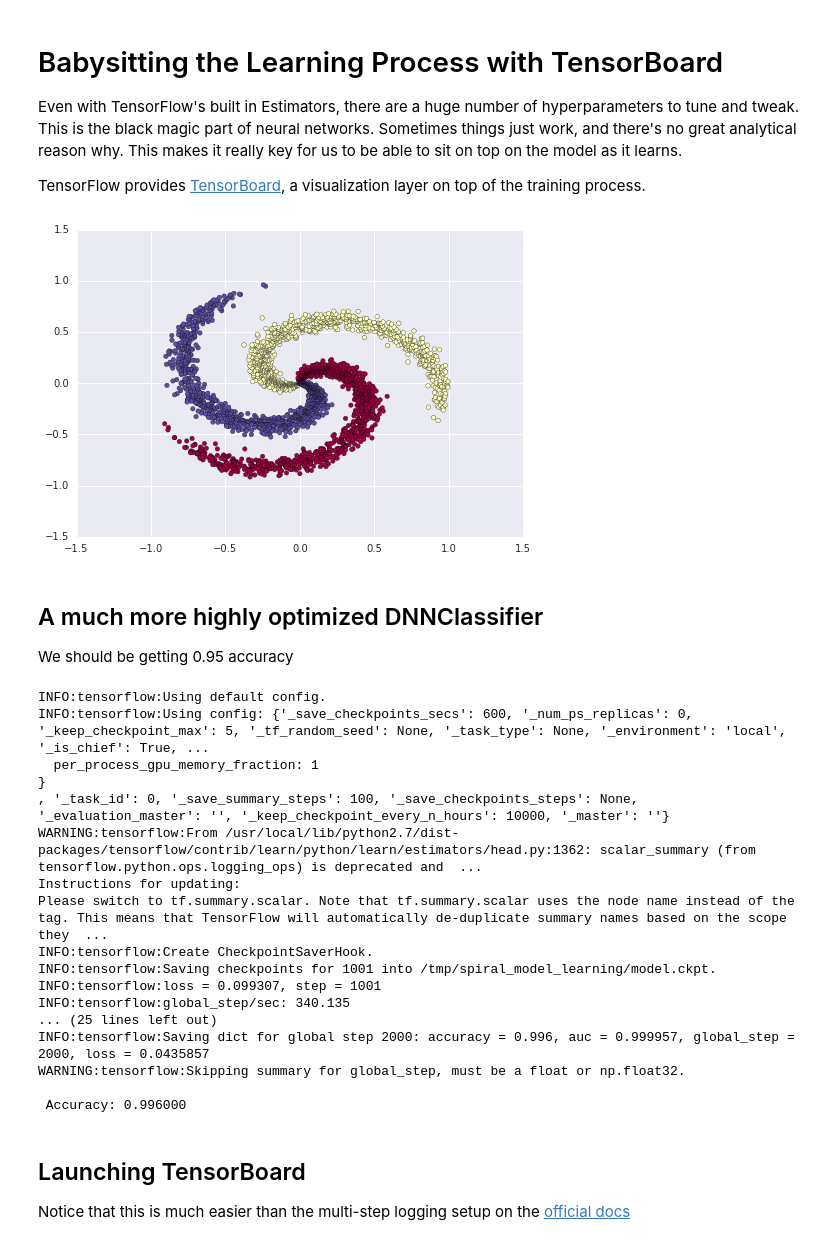
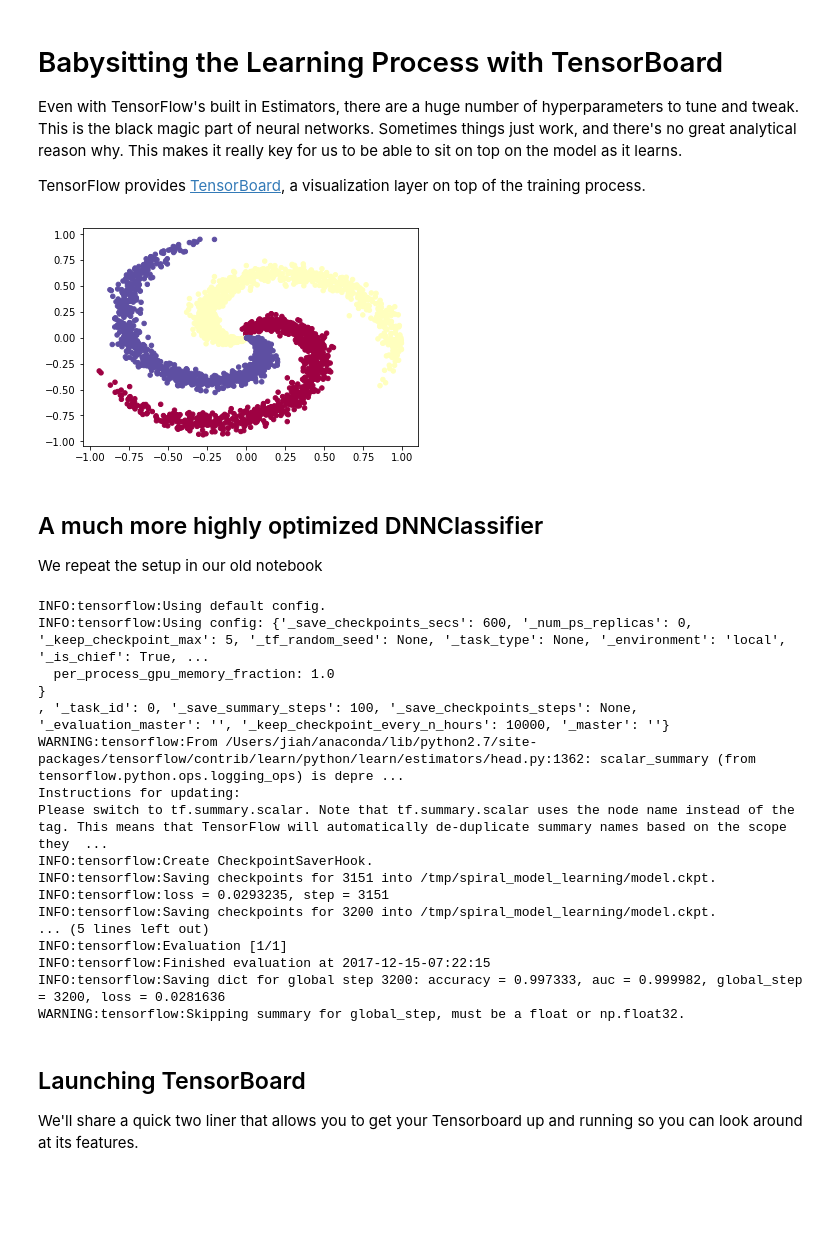
Before and after one commit to thinkingmachines/deeplearningworkshop, a Jupyter notebook: codelab_4_tensorboard.ipynb, the cells around one changed output. Cells and saved outputs as stored; diff of their text form; code cells hidden in the pictures; blank space fills up the shorter version.

```diff
--- a/codelab_4_tensorboard.ipynb
+++ b/codelab_4_tensorboard.ipynb
@@ -7,32 +7,32 @@ TensorFlow provides [TensorBoard](https://www.tensorflow.org/get_started/summari
 # %%
 # We really like this spiral dataset
 
 import numpy as np
 import matplotlib.pyplot as plt
 
 N = 1000 # points per class
 D = 2 # dimensionality at 2 so we can eyeball it
 K = 3 # number of classes
 
 X = np.zeros((N*K, D)) # generate an empty matrix to hold X features
 y = np.zeros(N*K, dtype='int32') # switching this to int32
 
 # for 3 classes, evenly generates spiral arms
-for j in xrange(K):
+for j in range(K):
     ix = range(N*j, N*(j+1))
     r = np.linspace(0.0,1,N) #radius
     t = np.linspace(j*4, (j+1)*4, N) + np.random.randn(N)*0.2 # theta
     X[ix] = np.c_[r*np.sin(t), r*np.cos(t)]
     y[ix] = j
 
 plt.scatter(X[:,0], X[:,1], c=y, s=20, cmap=plt.cm.Spectral)
 plt.show()
 # %% [output]
-[figure, old version]
+[figure, new version]
 # %% [markdown]
 ## A much more highly optimized DNNClassifier
 
-We should be getting 0.95 accuracy
+We repeat the setup in our old notebook
 # %%
 import tensorflow as tf
 
@@ -53,36 +53,35 @@ def get_inputs():
   y_tensor = tf.constant(y)
   return X_tensor, y_tensor
 
+
 # fit the model
-dnn_spiral_classifier.fit(input_fn=get_inputs, steps=1000)
+dnn_spiral_classifier.fit(input_fn=get_inputs, steps=50)
 
 #evaluating the accuracy
 accuracy_score = dnn_spiral_classifier.evaluate(input_fn=get_inputs,
                                                steps=1)["accuracy"]
-
-print("\n Accuracy: {0:f}\n".format(accuracy_score))
 # %% [output]
 INFO:tensorflow:Using default config.
 INFO:tensorflow:Using config: {'_save_checkpoints_secs': 600, '_num_ps_replicas': 0, '_keep_checkpoint_max': 5, '_tf_random_seed': None, '_task_type': None, '_environment': 'local', '_is_chief': True, ...
-  per_process_gpu_memory_fraction: 1
+  per_process_gpu_memory_fraction: 1.0
 }
 , '_task_id': 0, '_save_summary_steps': 100, '_save_checkpoints_steps': None, '_evaluation_master': '', '_keep_checkpoint_every_n_hours': 10000, '_master': ''}
-WARNING:tensorflow:From /usr/local/lib/python2.7/dist-packages/tensorflow/contrib/learn/python/learn/estimators/head.py:1362: scalar_summary (from tensorflow.python.ops.logging_ops) is deprecated and  ...
+WARNING:tensorflow:From /Users/jiah/anaconda/lib/python2.7/site-packages/tensorflow/contrib/learn/python/learn/estimators/head.py:1362: scalar_summary (from tensorflow.python.ops.logging_ops) is depre ...
 Instructions for updating:
 Please switch to tf.summary.scalar. Note that tf.summary.scalar uses the node name instead of the tag. This means that TensorFlow will automatically de-duplicate summary names based on the scope they  ...
 INFO:tensorflow:Create CheckpointSaverHook.
-INFO:tensorflow:Saving checkpoints for 1001 into /tmp/spiral_model_learning/model.ckpt.
-INFO:tensorflow:loss = 0.099307, step = 1001
-INFO:tensorflow:global_step/sec: 340.135
-... (25 lines left out)
-INFO:tensorflow:Saving dict for global step 2000: accuracy = 0.996, auc = 0.999957, global_step = 2000, loss = 0.0435857
+INFO:tensorflow:Saving checkpoints for 3151 into /tmp/spiral_model_learning/model.ckpt.
+INFO:tensorflow:loss = 0.0293235, step = 3151
+INFO:tensorflow:Saving checkpoints for 3200 into /tmp/spiral_model_learning/model.ckpt.
+... (5 lines left out)
+INFO:tensorflow:Evaluation [1/1]
+INFO:tensorflow:Finished evaluation at 2017-12-15-07:22:15
+INFO:tensorflow:Saving dict for global step 3200: accuracy = 0.997333, auc = 0.999982, global_step = 3200, loss = 0.0281636
 WARNING:tensorflow:Skipping summary for global_step, must be a float or np.float32.
-
- Accuracy: 0.996000
-# %% [markdown]
-## Launching TensorBoard
-
-Notice that this is much easier than the multi-step logging setup on the [official docs](https://www.tensorflow.org/get_started/summaries_and_tensorboard)
+# %% [markdown]
+## Launching TensorBoard
+
+We'll share a quick two liner that allows you to get your Tensorboard up and running so you can look around at its features.
 # %%
 from google.datalab.ml import TensorBoard
 tb_id = TensorBoard.start("/tmp/spiral_model_learning")
```
Also changed, not shown: parts of 8 cells of this notebook.
